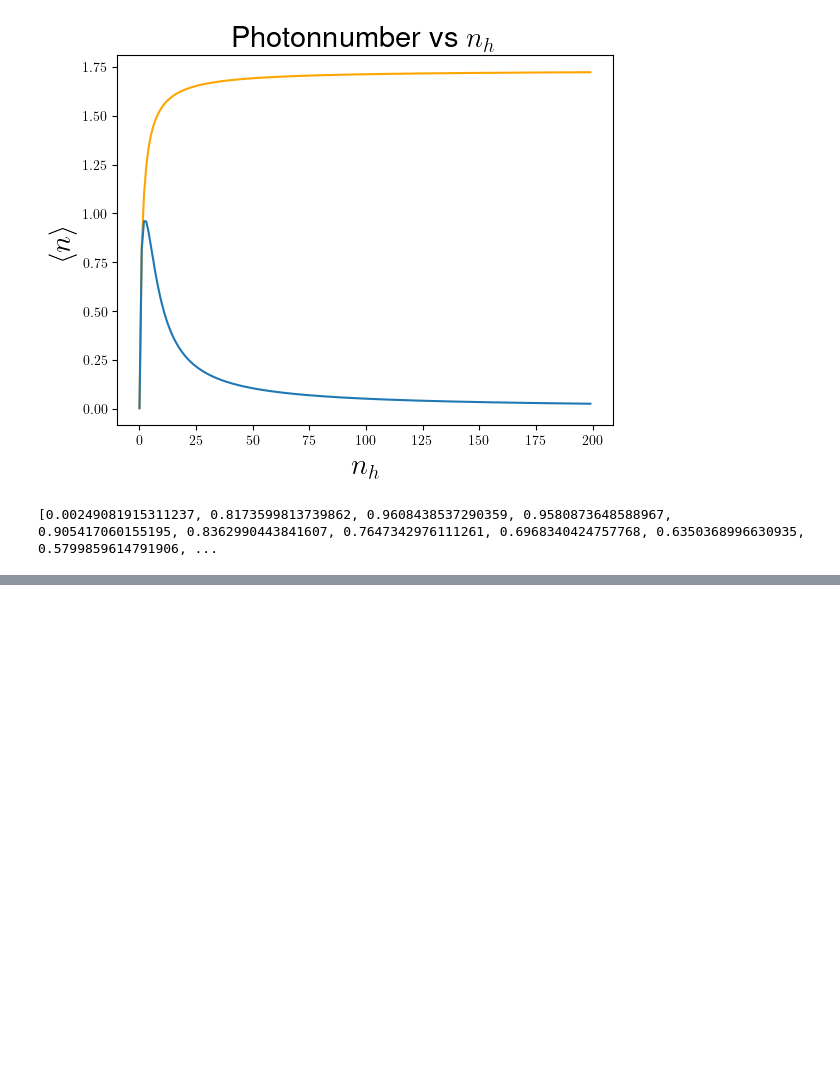
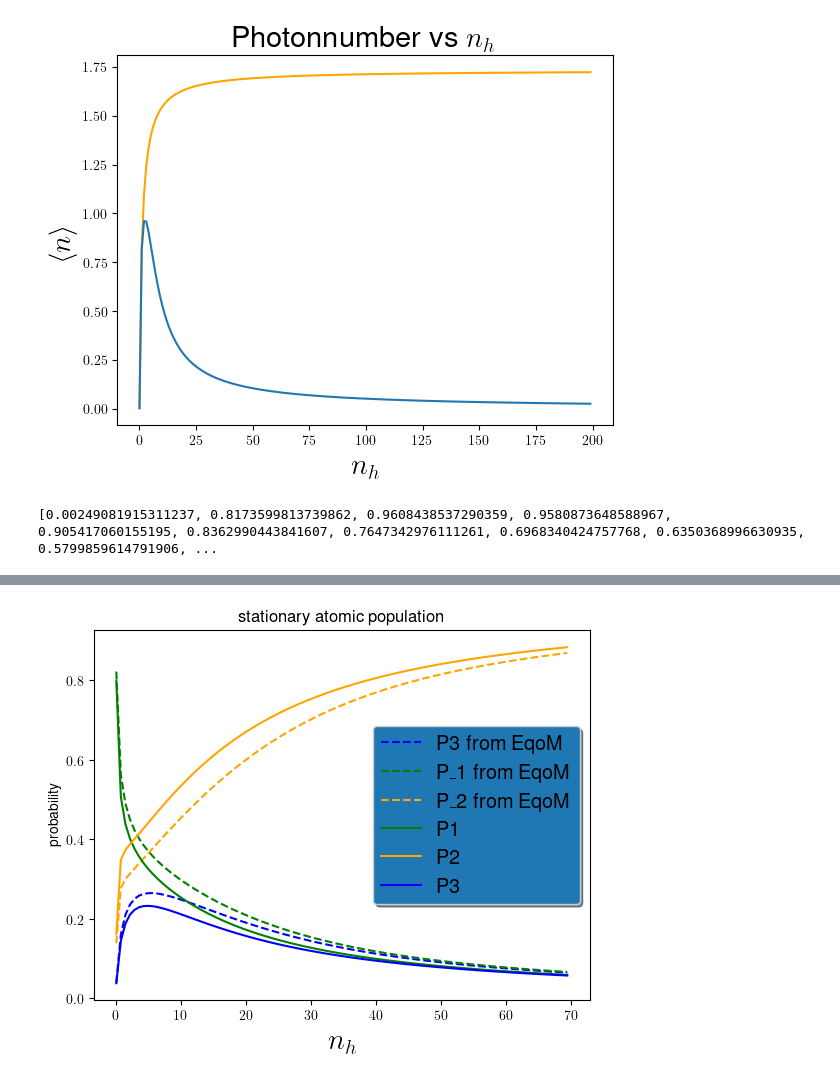
Before and after one commit to SanderStammbach/Sanders-Studium, a Jupyter notebook: Master-Arbeit/main2.ipynb, the cells around one changed output, grey strips where cells are left out. Saved outputs shown, nothing was run; the diff lists cells and outputs as text; code cells hidden in the pictures; blank space fills up the shorter version.

```diff
--- a/Master-Arbeit/main2.ipynb
+++ b/Master-Arbeit/main2.ipynb
@@ -1656,0 +1691,69 @@ print(n_list,nh)
+# %%
+Delta1=Delta2=0
+gamma_h = gamma_c = 1
+g = 1
+nc = ncav = 0.0
+kappa = 0.2
+
+Delta1=0
+Delta2=0
+anzahl=100
+nh=0.001
+nc=ncav=0
+n_list=[]
+nh_list=[]
+f=0
+Photonnumber_list=[]
+nh2 = np.linspace(0, 70, 100)
+
+nh_list=[]
+Trace_list=[]
+nh=0.1 #set nh again to zero
+
+def Hamilton(omega_1,proj_1,omega_2,proj_2,omega_3,proj_3,h,omega_f,a,f,g):
+    H_free=omega_1*proj_1+h*omega_2*proj_2+h*omega_3*proj_3+h*omega_f*a.dag()*a
+
+    H_int=h*g*(Trans_12*a.dag()+a*Trans_12.dag())
+
+    V=f*a.dag()+f*a #das got glaub nid
+
+    H=H_free+H_int
+
+    Hdilde=H_int+V +(omega_2-(omega_1+omega_d))*(proj_2)+(omega_f-omega_d)*(a.dag()*a)
+
+    return Hdilde
+Hdilde=Hamilton(omega_1,proj_1,omega_2,proj_2,omega_3,proj_3,h,omega_f,a,f,g)
+
+for i in range(anzahl):
+    n_list.append(np.abs(Diverse_Loups.EquationOfMotion2(Delta1 , Delta2 , f , nh, ncav , nc, gamma_c, gamma_h, g , kappa)))
+    if (isinstance(n_list[i][3], complex) or n_list[i][3]<n_list[i-1][3]-10):
+        n_list[i]=n_list[i-1]
+    nh_list.append(nh)
+
+    Trace_list_temp=Diverse_Loups.ProjectorP(nh,proj_1,proj_2,proj_3,Hdilde,nc,ncav,gamma_h,gamma_c,kappa,A1,A2,A3,A4,A5,A6)
+    Trace_list.append(Trace_list_temp)
+    ist_temp=[]
+    list_temp=Diverse_Loups.Photonnumber(nh,a,proj_1,proj_2,proj_3,Hdilde,nc,ncav,gamma_h,gamma_c,kappa,A1,A2,A3,A4,A5,A6,omega_d,omega_f,omega_1,omega_2,H_int,f)
+    #g_list.append(i/100)  #Erstellt eine Liste mit Wären von g
+    Photonnumber_list.append(list_temp)
+    print(n_list[i],Photonnumber_list[i])
+    nh=nh+0.7
+
+
+
+fig2, ax = plt.subplots()
+ax.set_xlabel(r' $n_h$', fontsize=21)
+ax.set_ylabel('probability')
+plt.title('stationary atomic population')
+
+plt.plot(np.asarray(nh_list)[:anzahl],np.asarray(n_list)[:anzahl,3],'--',color='blue',label=r'P3  from EqoM ')
+plt.plot(np.asarray(nh_list)[:anzahl],np.asarray(n_list)[:anzahl,1],'--',color='green',label=r'P_1 from EqoM')
+plt.plot(np.asarray(nh_list)[:anzahl],np.asarray(n_list)[:anzahl,2],'--',color='orange',label=r'P_2 from EqoM')
+plt.plot(np.asarray(nh_list)[:100],np.asarray(Trace_list)[:100,0],color='green',label='P1')
+plt.plot(np.asarray(nh_list)[:100],np.asarray(Trace_list)[:100,1],color='orange',label='P2')
+plt.plot(np.asarray(nh_list)[:100],np.asarray(Trace_list)[:100,2],color='blue',label='P3')
+legend = ax.legend(loc='center right', shadow=True, fontsize='x-large')
+legend.get_frame().set_facecolor('C0')
+
+plt.show()
+# %% [output]
@@ -1656,0 +1777 @@ print(n_list,nh)
+[figure, added]
```
Also changed, not shown: parts of 20 cells of this notebook, 5 other files.
